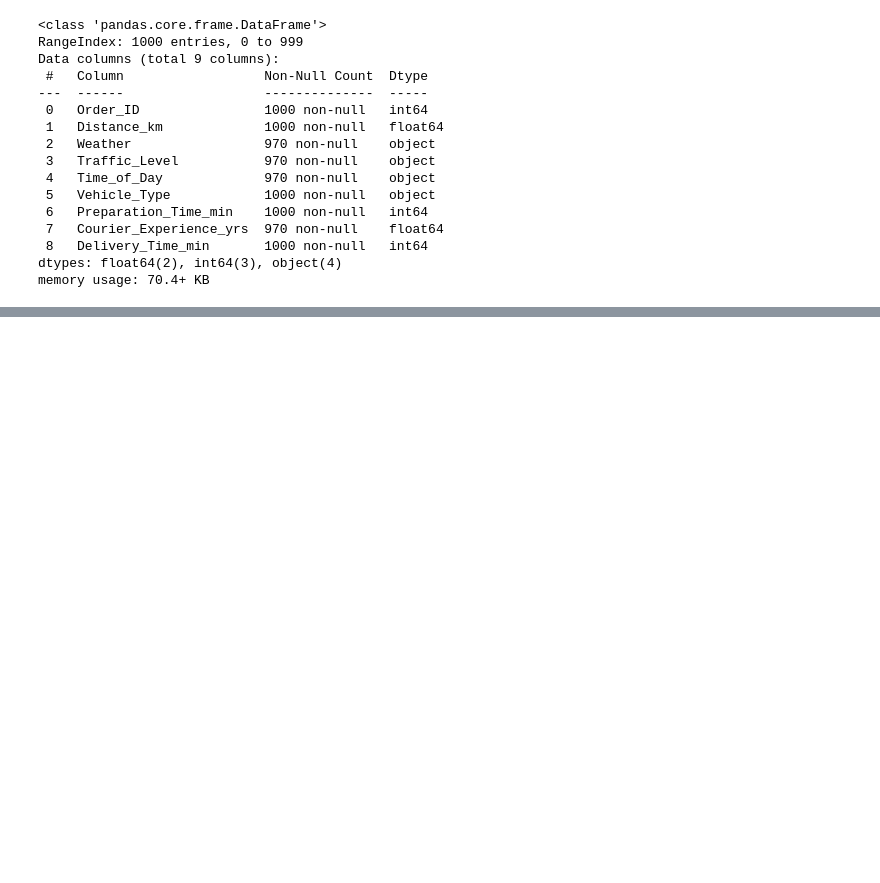
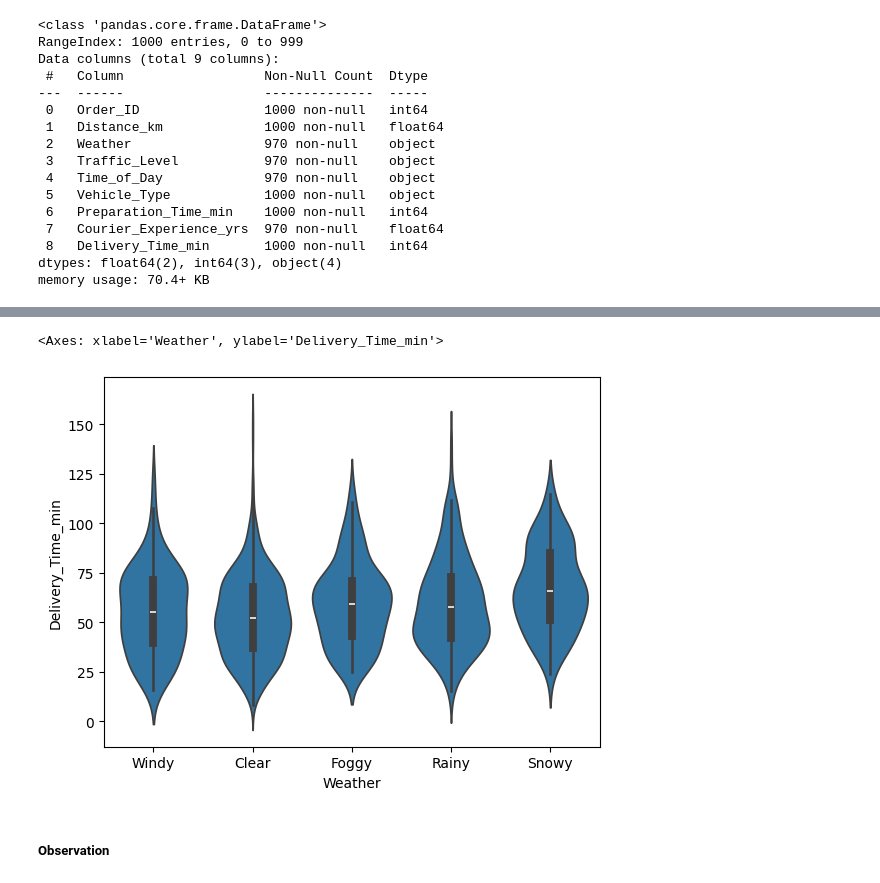
Before and after one commit to Manojg14/delivery-time-prediction-linear-regression, a Jupyter notebook: Notebook/delivery-time-prediction-linear-regression.ipynb, the cells around one changed output, grey strips where cells are left out. Cells and saved outputs as stored; diff of their text form; code cells hidden in the pictures; blank space fills up the shorter version.

```diff
--- a/Notebook/delivery-time-prediction-linear-regression.ipynb
+++ b/Notebook/delivery-time-prediction-linear-regression.ipynb
@@ -316,0 +334,11 @@ memory usage: 70.4+ KB
+# %%
+# Weather vs Delivery time min
+
+sns.violinplot(x='Weather',
+            y='Delivery_Time_min',
+            data=del_time)
+# %% [output]
+<Axes: xlabel='Weather', ylabel='Delivery_Time_min'>
+[figure, added]
+# %% [markdown]
+##### Observation
```
Also changed, not shown: parts of 31 cells of this notebook.
